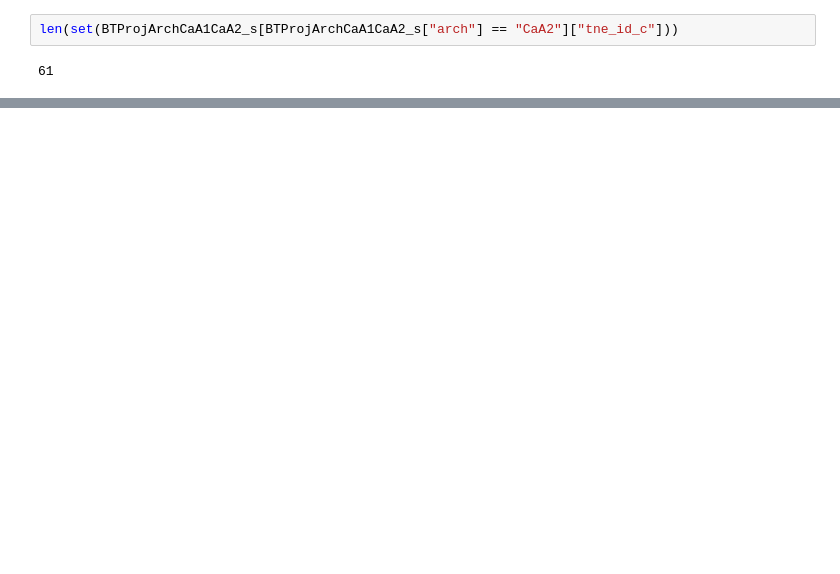
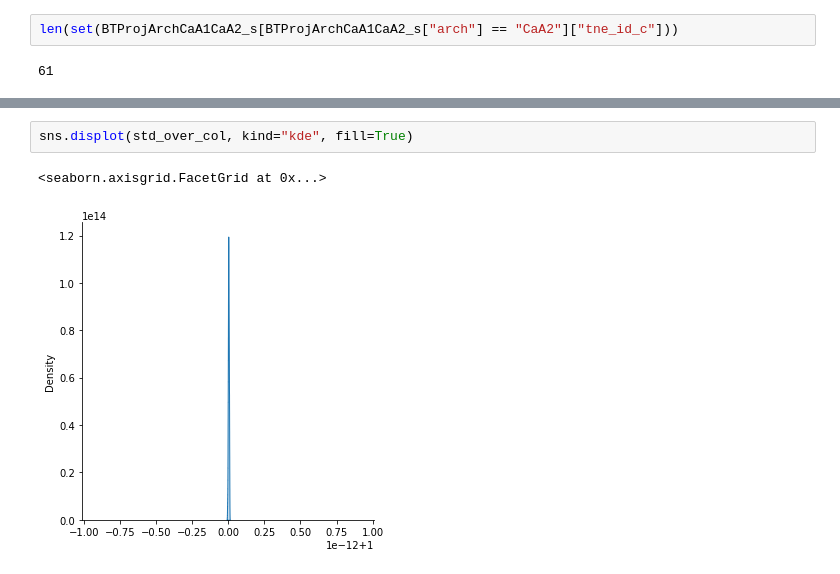
Before and after one commit to emathian/DDS-RoFormerMIL, a Jupyter notebook: JupyterExperimentsAndDataset/BT_CaA1Ca2ExpWithRoforner.ipynb, the cells around one changed output, grey strips where cells are left out. Cells and saved outputs as stored; diff of their text form; blank space fills up the shorter version.

```diff
--- a/JupyterExperimentsAndDataset/BT_CaA1Ca2ExpWithRoforner.ipynb
+++ b/JupyterExperimentsAndDataset/BT_CaA1Ca2ExpWithRoforner.ipynb
@@ -635,0 +854,5 @@ ___________________________________________________
+# %%
+sns.displot(std_over_col, kind="kde", fill=True)
+# %% [output]
+<seaborn.axisgrid.FacetGrid at 0x...>
+[figure, added]
```
Also changed, not shown: parts of 55 cells of this notebook, 8 other files.
